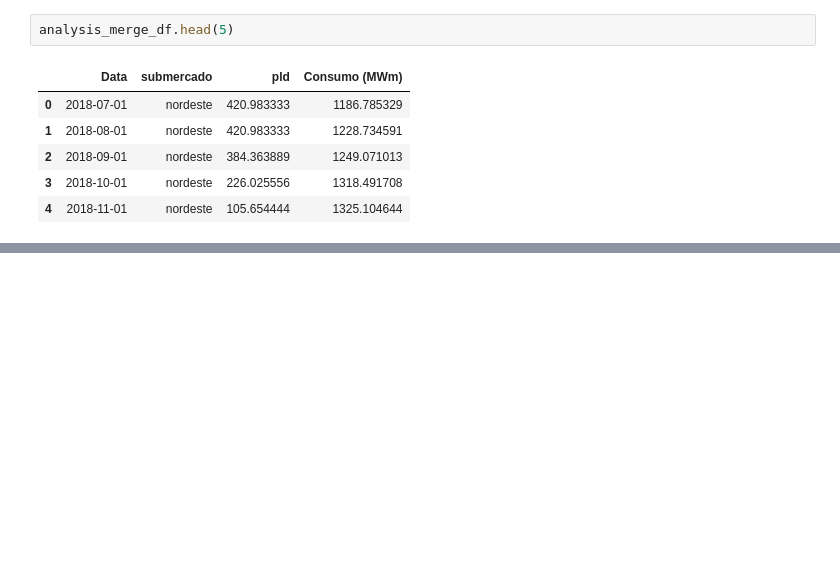
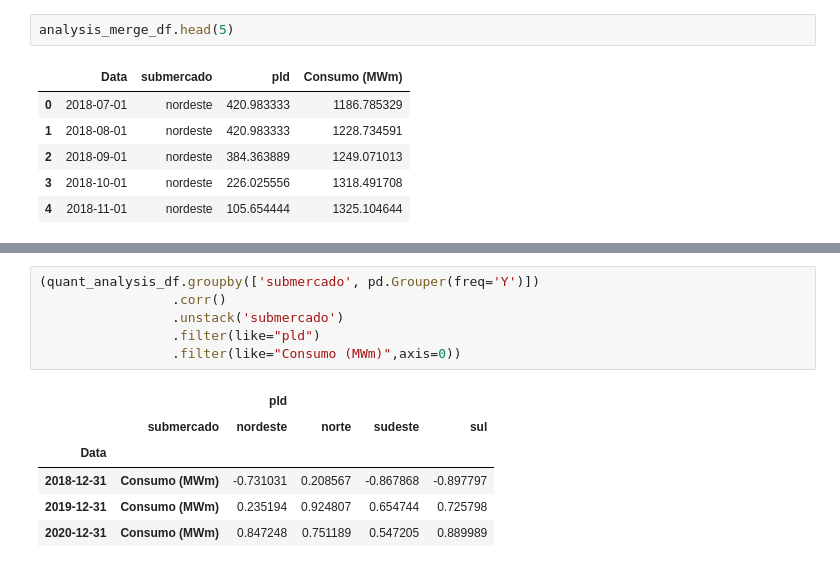
Before and after one commit to rocabrera/pandas-learning, a Jupyter notebook: projects/energy_project/intro.ipynb, the cells around one changed output, grey strips where cells are left out. Saved outputs shown, nothing was run; the diff lists cells and outputs as text; blank space fills up the shorter version.

```diff
--- a/projects/energy_project/intro.ipynb
+++ b/projects/energy_project/intro.ipynb
@@ -355,0 +417,13 @@ plt.show()
+# %%
+(quant_analysis_df.groupby(['submercado', pd.Grouper(freq='Y')])
+                 .corr()
+                 .unstack('submercado')
+                 .filter(like="pld")
+                 .filter(like="Consumo (MWm)",axis=0))
+# %% [output]
+|  |  | pld |  |  |  |
+|  | submercado | nordeste | norte | sudeste | sul |
+| Data |  |  |  |  |  |
+| 2018-12-31 | Consumo (MWm) | -0.731031 | 0.208567 | -0.867868 | -0.897797 |
+| 2019-12-31 | Consumo (MWm) | 0.235194 | 0.924807 | 0.654744 | 0.725798 |
+| 2020-12-31 | Consumo (MWm) | 0.847248 | 0.751189 | 0.547205 | 0.889989 |
```
Also changed, not shown: parts of 13 cells of this notebook.
